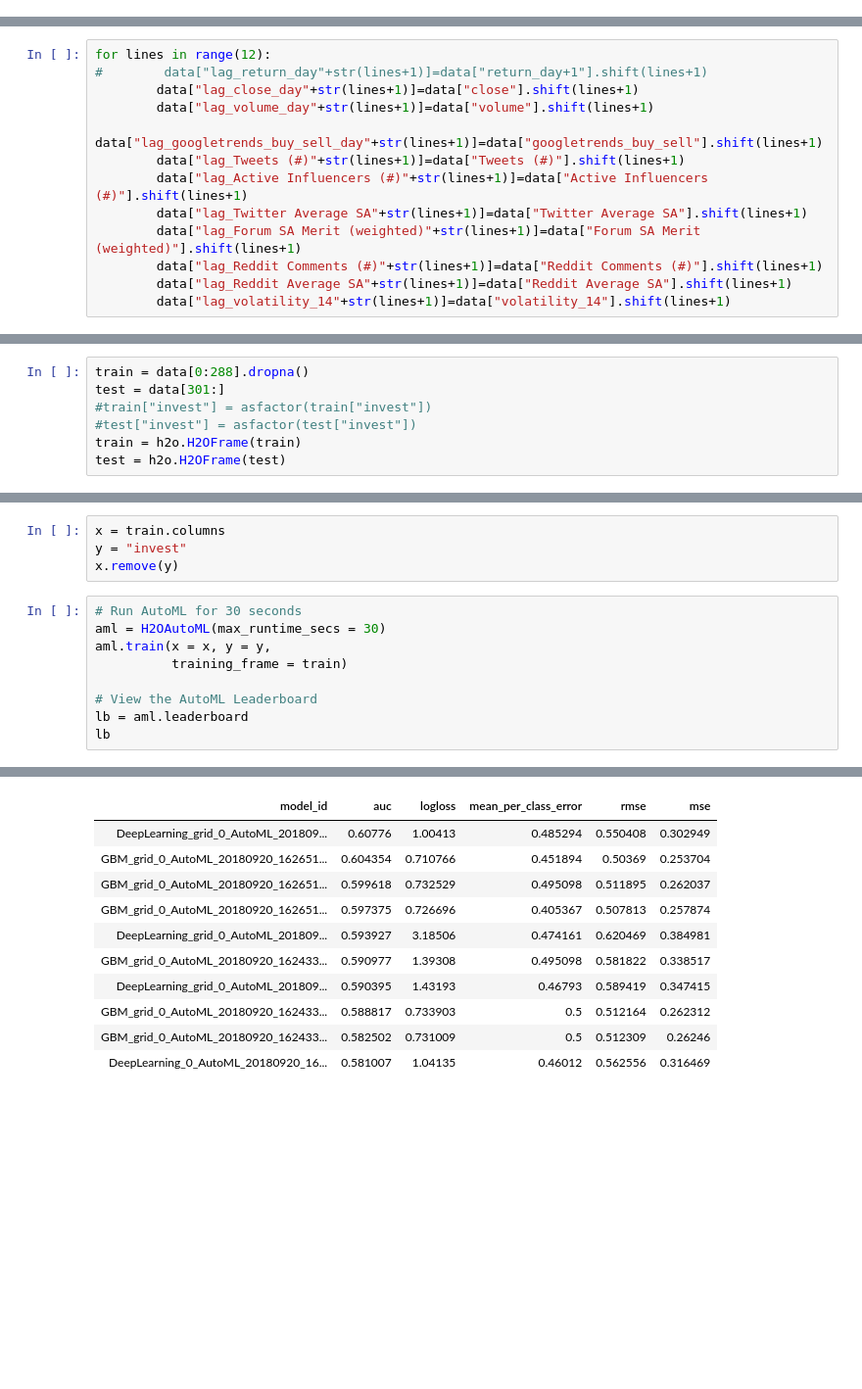
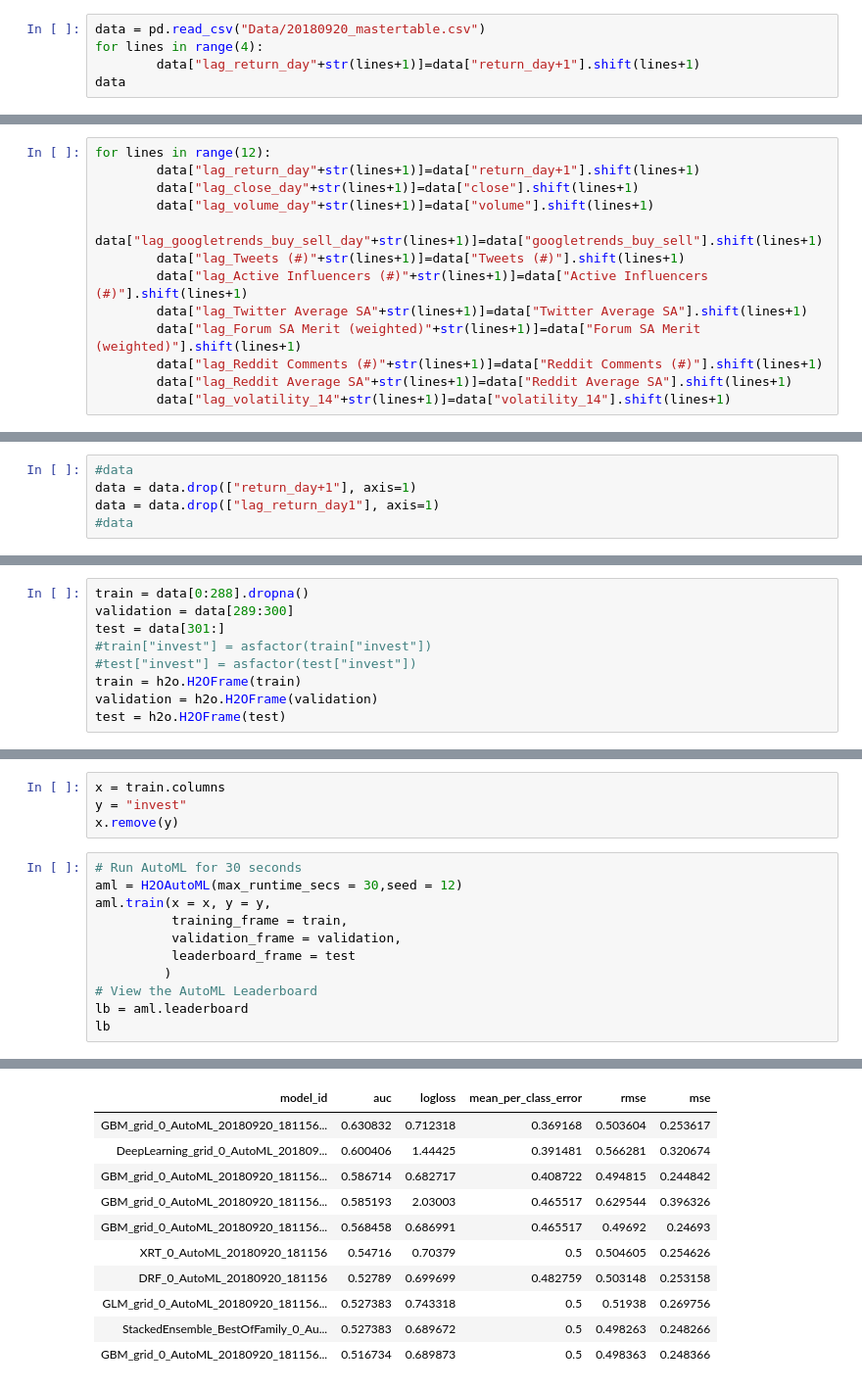
Before and after one commit to ViktorMalesevic/Bitcoin-NLP-Strategy, a Jupyter notebook: 10_lagged_data_h2o_model.ipynb, the cells around one changed output, grey strips where cells are left out. Shown at 98% size. Drawn from its saved outputs; the diff is of its cells as text; blank space fills up the shorter version.

```diff
--- a/10_lagged_data_h2o_model.ipynb
+++ b/10_lagged_data_h2o_model.ipynb
@@ -41,0 +25,5 @@ data
+# %%
+data = pd.read_csv("Data/20180920_mastertable.csv")
+for lines in range(4):
+        data["lag_return_day"+str(lines+1)]=data["return_day+1"].shift(lines+1)
+data
@@ -42,6 +50,6 @@ data
 # %%
 for lines in range(12):
-#        data["lag_return_day"+str(lines+1)]=data["return_day+1"].shift(lines+1)
+        data["lag_return_day"+str(lines+1)]=data["return_day+1"].shift(lines+1)
         data["lag_close_day"+str(lines+1)]=data["close"].shift(lines+1)
         data["lag_volume_day"+str(lines+1)]=data["volume"].shift(lines+1)
         data["lag_googletrends_buy_sell_day"+str(lines+1)]=data["googletrends_buy_sell"].shift(lines+1)
@@ -76,3 +63,8 @@ data
+# %%
+#data
+data = data.drop(["return_day+1"], axis=1)
+data = data.drop(["lag_return_day1"], axis=1)
+#data
 # %%
 h2o.init()
 # %% [output]
@@ -96,9 +88,11 @@ Checking whether there is an H2O instance running at http://localhost:54321. con
 # %%
 train = data[0:288].dropna()
+validation = data[289:300]
 test = data[301:]
 #train["invest"] = asfactor(train["invest"])
 #test["invest"] = asfactor(test["invest"])
 train = h2o.H2OFrame(train)
+validation = h2o.H2OFrame(validation)
 test = h2o.H2OFrame(test)
 # %% [output]
 Parse progress: |█████████████████████████████████████████████████████████| 100%
@@ -109,23 +104,25 @@ y = "invest"
 x.remove(y)
 # %%
 # Run AutoML for 30 seconds
-aml = H2OAutoML(max_runtime_secs = 30)
+aml = H2OAutoML(max_runtime_secs = 30,seed = 12)
 aml.train(x = x, y = y,
-          training_frame = train)
-
+          training_frame = train,
+          validation_frame = validation,
+          leaderboard_frame = test
+         )
 # View the AutoML Leaderboard
 lb = aml.leaderboard
 lb
 # %% [output]
 AutoML progress: |████████████████████████████████████████████████████████| 100%
 | model_id | auc | logloss | mean_per_class_error | rmse | mse |
-| DeepLearning_grid_0_AutoML_201809... | 0.60776 | 1.00413 | 0.485294 | 0.550408 | 0.302949 |
-| GBM_grid_0_AutoML_20180920_162651... | 0.604354 | 0.710766 | 0.451894 | 0.50369 | 0.253704 |
-| GBM_grid_0_AutoML_20180920_162651... | 0.599618 | 0.732529 | 0.495098 | 0.511895 | 0.262037 |
-| GBM_grid_0_AutoML_20180920_162651... | 0.597375 | 0.726696 | 0.405367 | 0.507813 | 0.257874 |
-| DeepLearning_grid_0_AutoML_201809... | 0.593927 | 3.18506 | 0.474161 | 0.620469 | 0.384981 |
-| GBM_grid_0_AutoML_20180920_162433... | 0.590977 | 1.39308 | 0.495098 | 0.581822 | 0.338517 |
-| DeepLearning_grid_0_AutoML_201809... | 0.590395 | 1.43193 | 0.46793 | 0.589419 | 0.347415 |
-| GBM_grid_0_AutoML_20180920_162433... | 0.588817 | 0.733903 | 0.5 | 0.512164 | 0.262312 |
-| GBM_grid_0_AutoML_20180920_162433... | 0.582502 | 0.731009 | 0.5 | 0.512309 | 0.26246 |
-| DeepLearning_0_AutoML_20180920_16... | 0.581007 | 1.04135 | 0.46012 | 0.562556 | 0.316469 |
+| GBM_grid_0_AutoML_20180920_181156... | 0.630832 | 0.712318 | 0.369168 | 0.503604 | 0.253617 |
+| DeepLearning_grid_0_AutoML_201809... | 0.600406 | 1.44425 | 0.391481 | 0.566281 | 0.320674 |
+| GBM_grid_0_AutoML_20180920_181156... | 0.586714 | 0.682717 | 0.408722 | 0.494815 | 0.244842 |
+| GBM_grid_0_AutoML_20180920_181156... | 0.585193 | 2.03003 | 0.465517 | 0.629544 | 0.396326 |
+| GBM_grid_0_AutoML_20180920_181156... | 0.568458 | 0.686991 | 0.465517 | 0.49692 | 0.24693 |
+| XRT_0_AutoML_20180920_181156 | 0.54716 | 0.70379 | 0.5 | 0.504605 | 0.254626 |
+| DRF_0_AutoML_20180920_181156 | 0.52789 | 0.699699 | 0.482759 | 0.503148 | 0.253158 |
+| GLM_grid_0_AutoML_20180920_181156... | 0.527383 | 0.743318 | 0.5 | 0.51938 | 0.269756 |
+| StackedEnsemble_BestOfFamily_0_Au... | 0.527383 | 0.689672 | 0.5 | 0.498263 | 0.248266 |
+| GBM_grid_0_AutoML_20180920_181156... | 0.516734 | 0.689873 | 0.5 | 0.498363 | 0.248366 |
```
Also changed, not shown: parts of 11 cells of this notebook.
